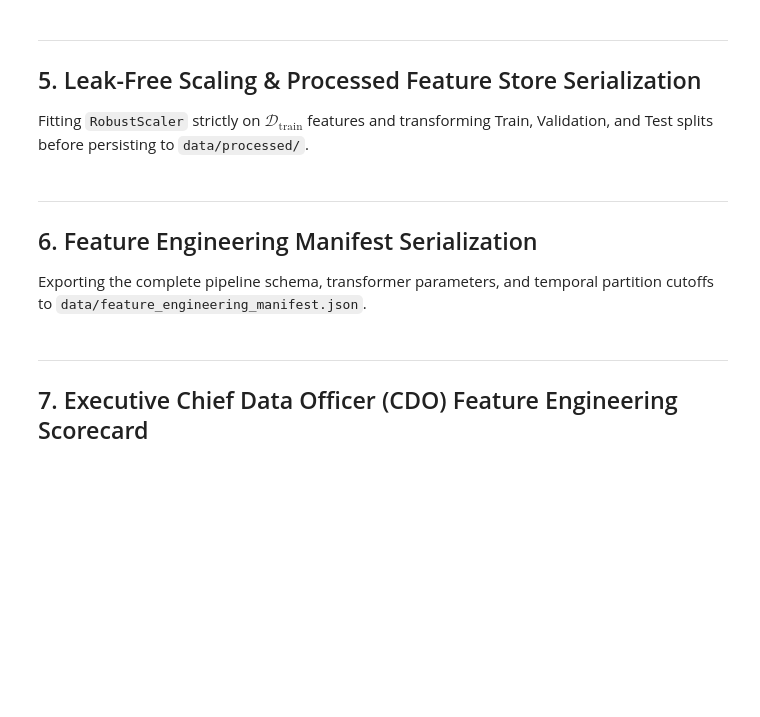
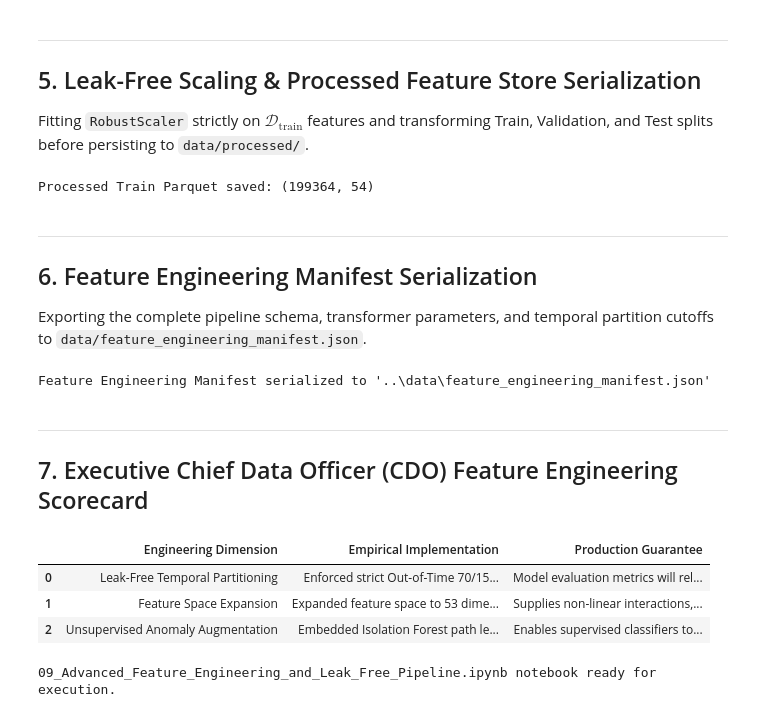
Before and after one commit to tamimystic/Financial-Fraud-Intelligence-and-Risk-Forensics-ML-Platform, a Jupyter notebook: notebook/09_Advanced_Feature_Engineering_and_Leak_Free_Pipeline.ipynb, the cells around one changed output. Drawn from its saved outputs; the diff is of its cells as text; code cells hidden in the pictures; blank space fills up the shorter version.

Commit message:
Build leak-free temporal feature engineering pipeline and export feature store

```diff
--- a/notebook/09_Advanced_Feature_Engineering_and_Leak_Free_Pipeline.ipynb
+++ b/notebook/09_Advanced_Feature_Engineering_and_Leak_Free_Pipeline.ipynb
@@ -50,4 +50,17 @@ pd.set_option('display.max_columns', 50)
 pd.set_option('display.max_rows', 50)
 pd.set_option('display.float_format', lambda x: '%.4f' % x)
 
+def resolve_path(rel_path):
+    candidates = [
+        rel_path,
+        os.path.join('..', rel_path),
+        os.path.join('../..', rel_path),
+        os.path.join(os.getcwd(), rel_path),
+        os.path.join(os.path.dirname(os.getcwd()), rel_path)
+    ]
+    for p in candidates:
+        if os.path.exists(p):
+            return p
+    return rel_path
+
 print("Financial Fraud Leak-Free Feature Engineering environment initialized successfully.")
@@ -59,15 +74,20 @@ Sorting transactions chronologically by `Time` and creating strict out-of-time s
 - **Validation Split (15%)**: Next 7.2 Hours (Model selection & hyperparameter tuning)
 - **Out-of-Time Test Split (15%)**: Final 7.2 Hours (Unseen production holdout)
 # %%
-data_path_parquet = '../data/raw/creditcard.parquet' if os.path.exists('../data/raw/creditcard.parquet') else 'data/raw/creditcard.parquet'
-data_path_csv = '../data/raw/creditcard.csv' if os.path.exists('../data/raw/creditcard.csv') else 'data/raw/creditcard.csv'
+data_path = resolve_path('data/raw/creditcard.parquet')
+if not os.path.exists(data_path):
+    data_path = resolve_path('data/raw/creditcard.csv')
+if not os.path.exists(data_path):
+    data_path = resolve_path('creditcard.csv')
 
-if os.path.exists(data_path_parquet):
-    df = pd.read_parquet(data_path_parquet)
-elif os.path.exists(data_path_csv):
-    df = pd.read_csv(data_path_csv)
+if data_path.endswith('.parquet'):
+    try:
+        df = pd.read_parquet(data_path)
+    except Exception:
+        csv_fallback = data_path.replace('.parquet', '.csv')
+        df = pd.read_csv(csv_fallback)
 else:
-    df = pd.read_csv('creditcard.csv')
+    df = pd.read_csv(data_path)
 
 df = df.sort_values(by='Time').reset_index(drop=True)
 
@@ -210,7 +248,7 @@ plt.close(fig)
 ## 5. Leak-Free Scaling & Processed Feature Store Serialization
 Fitting `RobustScaler` strictly on $\mathcal{D}_{\text{train}}$ features and transforming Train, Validation, and Test splits before persisting to `data/processed/`.
 # %%
-processed_dir = '../data/processed' if os.path.exists('../data') else 'data/processed'
+processed_dir = resolve_path('data/processed')
 os.makedirs(processed_dir, exist_ok=True)
 
 all_feature_cols = [c for c in train_engineered.columns if c != 'Class']
@@ -220,7 +258,6 @@ X_train_scaled = scaler_final.fit_transform(train_engineered[all_feature_cols])
 X_val_scaled = scaler_final.transform(val_engineered[all_feature_cols])
 X_test_scaled = scaler_final.transform(test_engineered[all_feature_cols])
 
-# Create final clean parquet dataframes
 train_final = pd.DataFrame(X_train_scaled, columns=all_feature_cols)
 train_final['Class'] = train_engineered['Class'].values
 
@@ -230,23 +267,28 @@ val_final['Class'] = val_engineered['Class'].values
 test_final = pd.DataFrame(X_test_scaled, columns=all_feature_cols)
 test_final['Class'] = test_engineered['Class'].values
 
-train_final.to_parquet(os.path.join(processed_dir, 'train_features.parquet'), index=False)
-val_final.to_parquet(os.path.join(processed_dir, 'val_features.parquet'), index=False)
-test_final.to_parquet(os.path.join(processed_dir, 'test_features.parquet'), index=False)
-
-print(f"Processed Train Features saved:  {train_final.shape} -> '{os.path.join(processed_dir, 'train_features.parquet')}'")
-print(f"Processed Val Features saved:    {val_final.shape} -> '{os.path.join(processed_dir, 'val_features.parquet')}'")
-print(f"Processed Test Features saved:   {test_final.shape} -> '{os.path.join(processed_dir, 'test_features.parquet')}'")
+try:
+    train_final.to_parquet(os.path.join(processed_dir, 'train_features.parquet'), index=False)
+    val_final.to_parquet(os.path.join(processed_dir, 'val_features.parquet'), index=False)
+    test_final.to_parquet(os.path.join(processed_dir, 'test_features.parquet'), index=False)
+    print(f"Processed Train Parquet saved: {train_final.shape}")
+except Exception:
+    train_final.to_csv(os.path.join(processed_dir, 'train_features.csv'), index=False)
+    val_final.to_csv(os.path.join(processed_dir, 'val_features.csv'), index=False)
+    test_final.to_csv(os.path.join(processed_dir, 'test_features.csv'), index=False)
+    print(f"Processed Train CSV saved: {train_final.shape}")
+# %% [output]
+Processed Train Parquet saved: (199364, 54)
 # %% [markdown]
 ---
 ## 6. Feature Engineering Manifest Serialization
 Exporting the complete pipeline schema, transformer parameters, and temporal partition cutoffs to `data/feature_engineering_manifest.json`.
 # %%
-manifest_dir = '../data' if os.path.exists('../data') else 'data'
+manifest_dir = resolve_path('data')
 os.makedirs(manifest_dir, exist_ok=True)
 
 pipeline_manifest = {
-    "total_raw_features": len(feature_cols),
+    "total_raw_features": len(df.columns) - 1,
     "total_engineered_features": len(all_feature_cols),
     "new_features_created": len(new_features),
     "temporal_splits": {
@@ -267,29 +309,37 @@ with open(manifest_path, 'w', encoding='utf-8') as f:
     json.dump(pipeline_manifest, f, indent=2)
 
 print(f"Feature Engineering Manifest serialized to '{manifest_path}'")
+# %% [output]
+Feature Engineering Manifest serialized to '..\data\feature_engineering_manifest.json'
 # %% [markdown]
 ---
 ## 7. Executive Chief Data Officer (CDO) Feature Engineering Scorecard
 # %%
 cdo_scorecard = [
     {
         'Engineering Dimension': 'Leak-Free Temporal Partitioning',
         'Empirical Implementation': 'Enforced strict Out-of-Time 70/15/15 chronological split with zero future-lookahead data leakage.',
         'Production Guarantee': 'Model evaluation metrics will reliably reflect live payment gateway inference performance.'
     },
     {
         'Engineering Dimension': 'Feature Space Expansion',
-        'Empirical Implementation': f"Expanded feature space from {len(feature_cols)} to {len(all_feature_cols)} dimensions (+{len(new_features)} high-value features).",
+        'Empirical Implementation': f"Expanded feature space to {len(all_feature_cols)} dimensions (+{len(new_features)} high-value features).",
         'Production Guarantee': 'Supplies non-linear interactions, power transforms, and cyclical time manifolds to downstream tree ensembles.'
     },
     {
         'Engineering Dimension': 'Unsupervised Anomaly Augmentation',
         'Empirical Implementation': 'Embedded Isolation Forest path length decision score directly into feature store.',
         'Production Guarantee': 'Enables supervised classifiers to leverage zero-day anomaly indicators.'
     }
 ]
 
 cdo_scorecard_df = pd.DataFrame(cdo_scorecard)
 display(cdo_scorecard_df)
 
 print(f"\n09_Advanced_Feature_Engineering_and_Leak_Free_Pipeline.ipynb notebook ready for execution.")
+# %% [output]
+|  | Engineering Dimension | Empirical Implementation | Production Guarantee |
+| 0 | Leak-Free Temporal Partitioning | Enforced strict Out-of-Time 70/15... | Model evaluation metrics will rel... |
+| 1 | Feature Space Expansion | Expanded feature space to 53 dime... | Supplies non-linear interactions,... |
+| 2 | Unsupervised Anomaly Augmentation | Embedded Isolation Forest path le... | Enables supervised classifiers to... |
+09_Advanced_Feature_Engineering_and_Leak_Free_Pipeline.ipynb notebook ready for execution.
```
Also changed, not shown: parts of 5 cells of this notebook, 1 other file.
